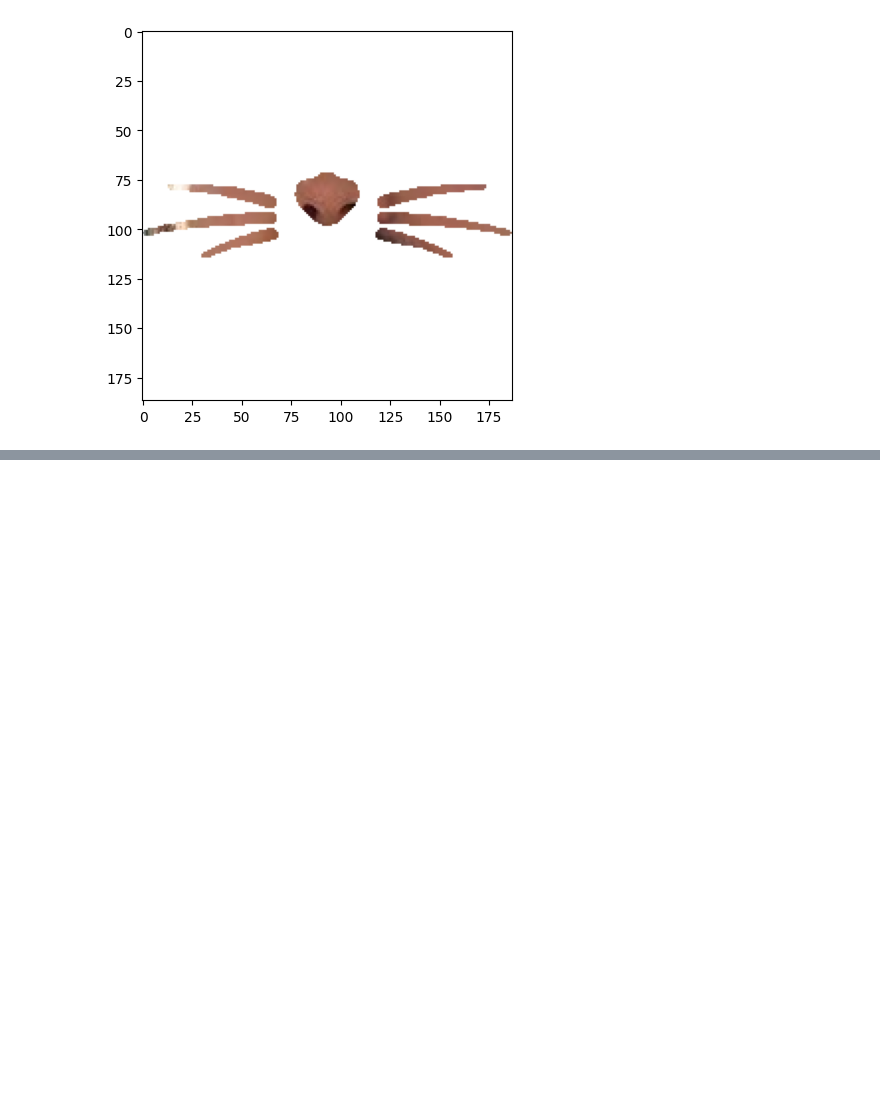
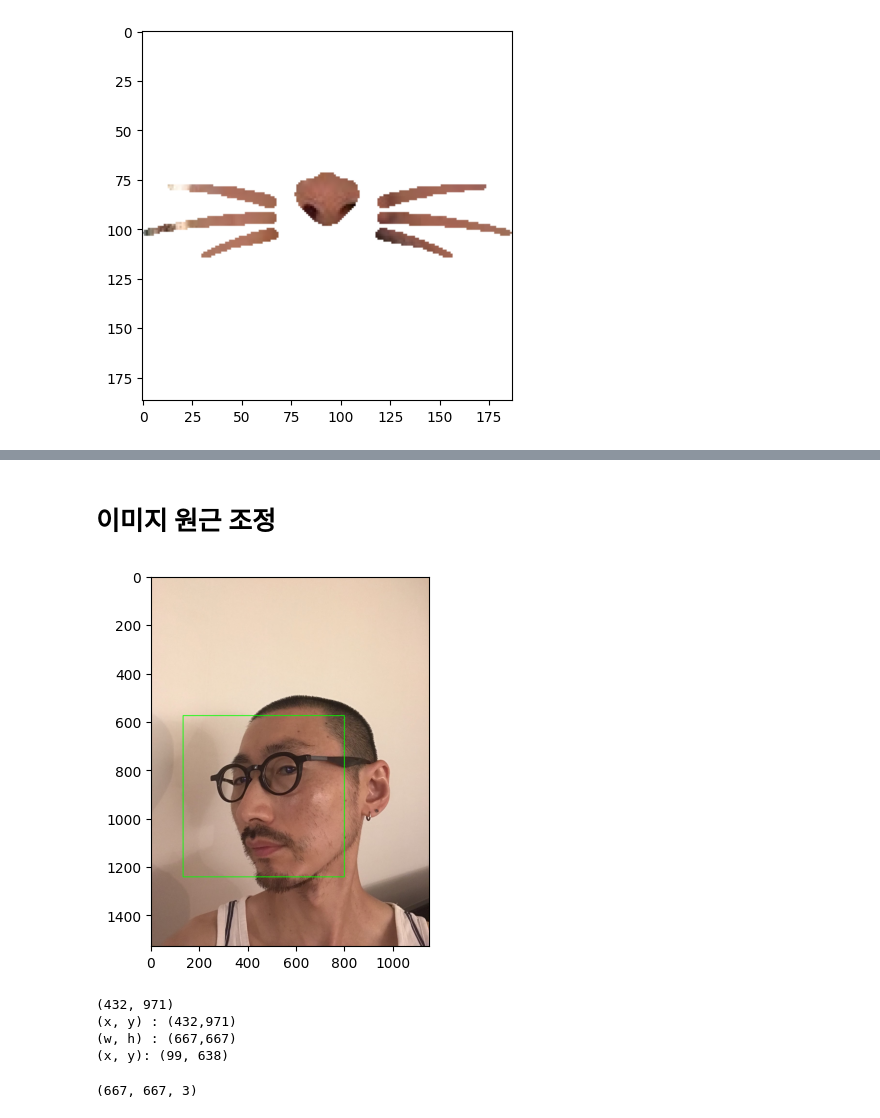
Before and after one commit to knachinen/aiffel_quest, a Jupyter notebook: m3_exploration_06/expl_06_prj_main.ipynb, the cells around one changed output, grey strips where cells are left out. Cells and saved outputs as stored; diff of their text form; code cells hidden in the pictures; blank space fills up the shorter version.

Commit message:
mod: sticker on the side face

```diff
--- a/m3_exploration_06/expl_06_prj_main.ipynb
+++ b/m3_exploration_06/expl_06_prj_main.ipynb
@@ -212,0 +213,67 @@ plt.show()
+# %% [markdown]
+# 이미지 원근 조정
+# %%
+img_side_path = './img_right.jpg'
+# %%
+img_side_bgr = cv2.imread(img_side_path)
+img_side_org = img_side_bgr.copy()
+# %%
+img_side_bgr = img_side_org.copy()
+# %%
+# 위 과정 전체 반복
+
+# 얼굴 인식
+side_rects = detector_hog(img_side_bgr, 1)
+for dlib_rect in side_rects:
+    l = dlib_rect.left()
+    t = dlib_rect.top()
+    r = dlib_rect.right()
+    b = dlib_rect.bottom()
+
+    img_rect = cv2.rectangle(img_side_bgr, (l,t), (r,b),
+                  (0,255,0), 2,
+                  lineType=cv2.LINE_AA)
+# 얼굴 모양 인식
+list_landmarks = []
+for side_rect in side_rects:
+    points = landmark_predictor(img_side_bgr, side_rect)
+    list_points = list(map(lambda p: (p.x, p.y), points.parts()))
+    list_landmarks.append(list_points)
+
+# 얼굴 모양 인식된 부분 점으로 표시
+for landmark in list_landmarks:
+    for point in landmark:
+        cv2.circle(img_face_show, point,
+                   2, (0, 255, 255), -1)
+
+img_side_rgb = cv2.cvtColor(img_side_bgr, cv2.COLOR_BGR2RGB)
+plt.imshow(img_side_rgb)
+plt.show()
+# %% [output]
+[figure, added]
+# %%
+# 코 위치 계산
+side_nose_index = 30
+for side_rect, landmark in zip(side_rects, list_landmarks):
+    print(landmark[side_nose_index])
+    x = landmark[side_nose_index][0]
+    y = landmark[side_nose_index][1]
+    w = h = side_rect.width()
+    print (f'(x, y) : ({x},{y})')
+    print (f'(w, h) : ({w},{h})')
+
+x_mod = x - w // 2
+y_mod = y - h // 2
+
+print(f'(x, y): ({x_mod}, {y_mod})')
+# %% [output]
+(432, 971)
+(x, y) : (432,971)
+(w, h) : (667,667)
+(x, y): (99, 638)
+# %%
+# 얼굴 크기에 맞게 스티커 크기 조정
+img_side_sticker = cv2.resize(img_sticker, (w,h))
+print(img_side_sticker.shape)
+# %% [output]
+(667, 667, 3)
```
Also changed, not shown: parts of 23 cells of this notebook, 1 other file.
